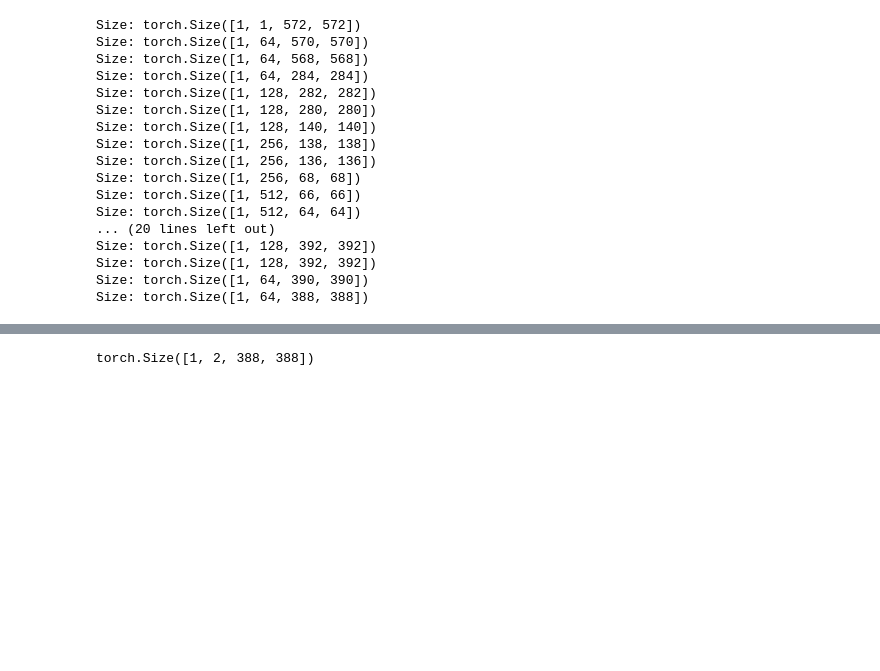
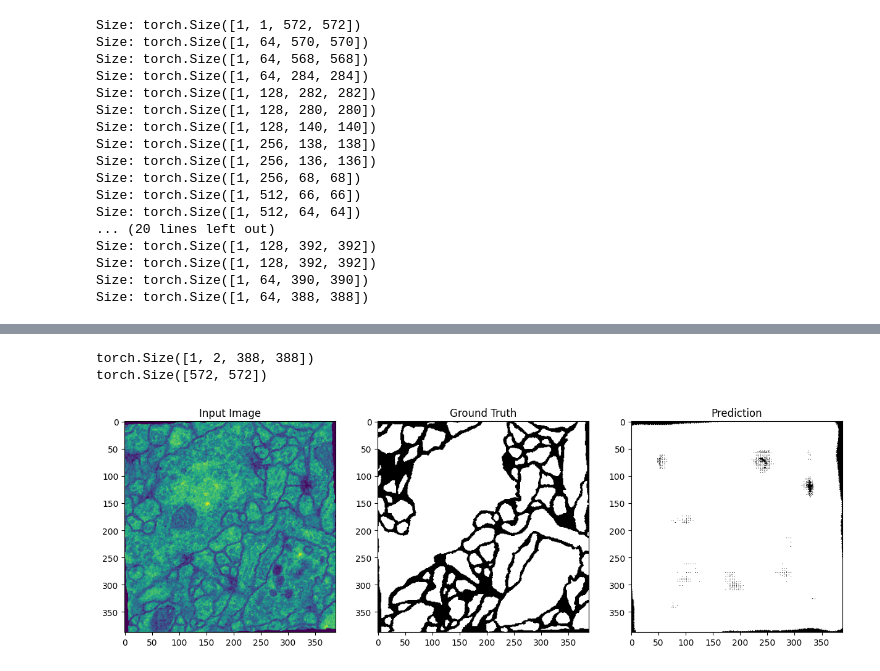
Before and after one commit to Syntoxikoo/Deep-learning-for-segmentation-of-micro-tomography-images, a Jupyter notebook: notebooks/test_Unet.ipynb, the cells around one changed output, grey strips where cells are left out. Cells and saved outputs as stored; diff of their text form; code cells hidden in the pictures; blank space fills up the shorter version.

```diff
--- a/notebooks/test_Unet.ipynb
+++ b/notebooks/test_Unet.ipynb
@@ -296,10 +328,10 @@ class PixelWiseEntropyLoss(nn.Module):
         loss = self.loss_fn(logits,targets) * weights
         return loss.mean()
 
-loss_fn = PixelWiseEntropyLoss()
+loss_fn = WeightedCrossEntropyLoss()
 optimizer = optim.SGD(model.parameters(),lr=0.01,momentum=0.99)
 # optimizer = optim.Adam(model.parameters(), lr = 0.005)
-# scheduler = optim.lr_scheduler.StepLR(optimizer, step_size=10, gamma = 0.5)
+scheduler = optim.lr_scheduler.StepLR(optimizer, step_size=10, gamma = 0.5)
 # %%
 
 #Training
@@ -383,24 +425,27 @@ Error:
 # %%
 model.eval()
 with torch.no_grad():
     for images, labels, _ in test_loader:
         images = images.to(device)
         out = model(images)
         print(out.shape)
         preds = nn.functional.softmax(out, dim= 1)
         preds = torch.argmax(preds, dim=1).cpu()
         images = images.cpu()
         labels = labels.cpu()
         fig, ax = plt.subplots(1, 3, figsize=(15, 5))
-        ax[0].imshow(v2.functional.resize(images[0],shape_out).numpy())
+        print(images[0,0].shape)
+        ax[0].imshow(v2.functional.center_crop(images[0],shape_out).numpy()[0])
         ax[0].set_title('Input Image')
         ax[1].imshow(labels[0].numpy(), cmap='gray')
         ax[1].set_title('Ground Truth')
-        ax[2].imshow(out[0,0,:].cpu().numpy(), cmap='gray')
+        ax[2].imshow(preds[0].numpy(), cmap='gray')
         ax[2].set_title('Prediction')
         plt.show()
         break
 # %% [output]
 torch.Size([1, 2, 388, 388])
+torch.Size([572, 572])
+[figure, added]
 # %%
 torch.save(model.state_dict(), 'unet_model_1.pth')
```
Also changed, not shown: parts of 7 cells of this notebook.
